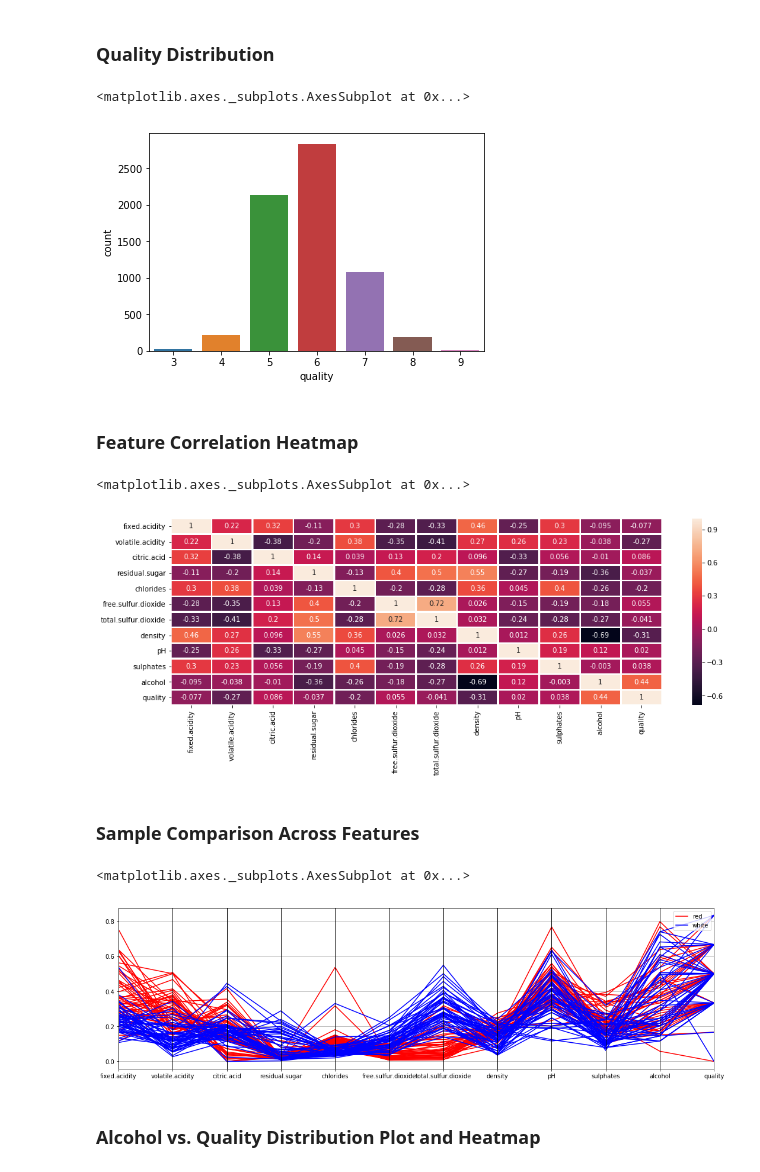
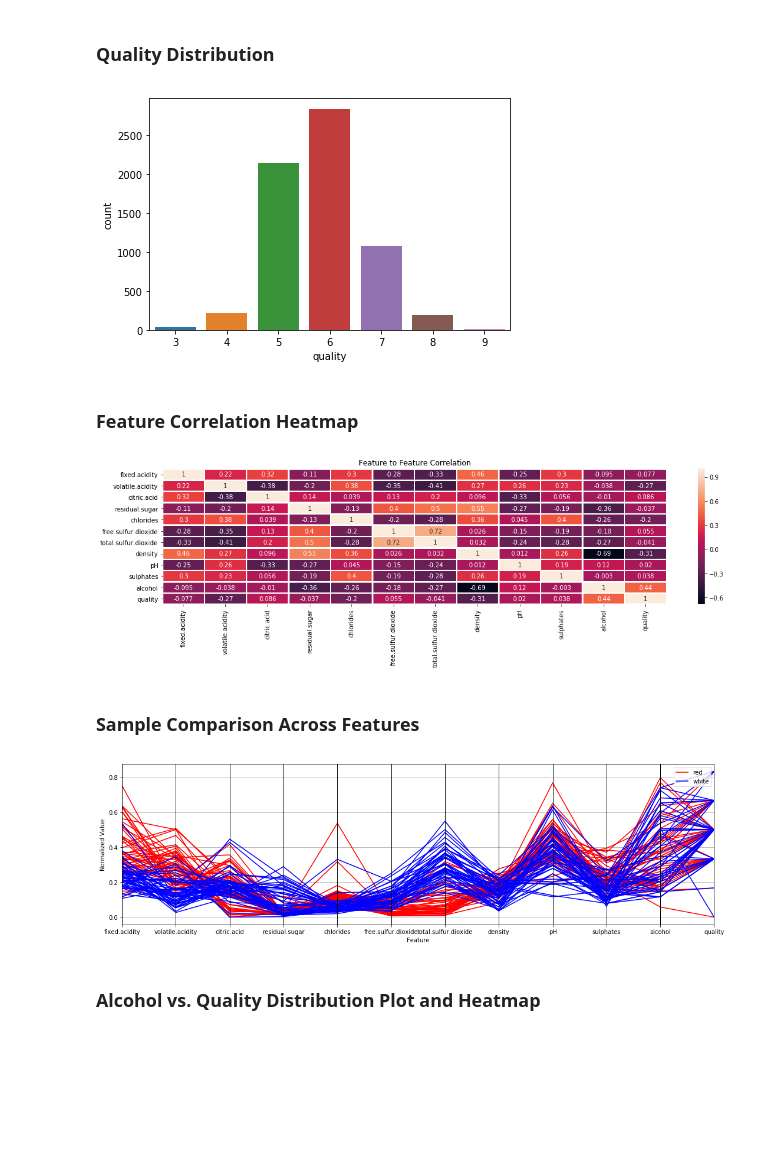
Before and after one commit to jbharwani/Wine-Not, a Jupyter notebook: Data Analytics.ipynb, the cells around one changed output. Drawn from its saved outputs; the diff is of its cells as text; code cells hidden in the pictures; blank space fills up the shorter version.

```diff
--- a/Data Analytics.ipynb
+++ b/Data Analytics.ipynb
@@ -156,17 +169,20 @@ composition.head()
 ### Quality Distribution
 # %%
 sns.countplot(comp['quality'])
+plt.tight_layout()
+# plt.savefig('plots/qualityDistribution.png')
 # %% [output]
-<matplotlib.axes._subplots.AxesSubplot at 0x...>
-[figure, old version]
+[figure, new version]
 # %% [markdown]
 ### Feature Correlation Heatmap
 # %%
 plt.figure(figsize = (16,5))
 sns.heatmap(composition.corr(), annot=True, linewidths=1.5)
+plt.title('Feature to Feature Correlation')
+plt.tight_layout()
+# plt.savefig('plots/featureHeatMap.png')
 # %% [output]
-<matplotlib.axes._subplots.AxesSubplot at 0x...>
-[figure, old version]
+[figure, new version]
 # %% [markdown]
 ### Sample Comparison Across Features
 # %%
@@ -181,9 +197,12 @@ sample = f.append(g)
 
 plt.figure(figsize = (18,5))
 parallel_coordinates(sample, 'red_or_white', color=['r','b'])
+plt.xlabel("Feature")
+plt.ylabel("Normalized Value")
+plt.tight_layout
+# plt.savefig('plots/redWhiteSample')
 # %% [output]
-<matplotlib.axes._subplots.AxesSubplot at 0x...>
-[figure, old version]
+[figure, new version]
 # %% [markdown]
 ### Alcohol vs. Quality Distribution Plot and Heatmap
 # %%
```
Also changed, not shown: parts of 12 cells of this notebook, 21 other files.
